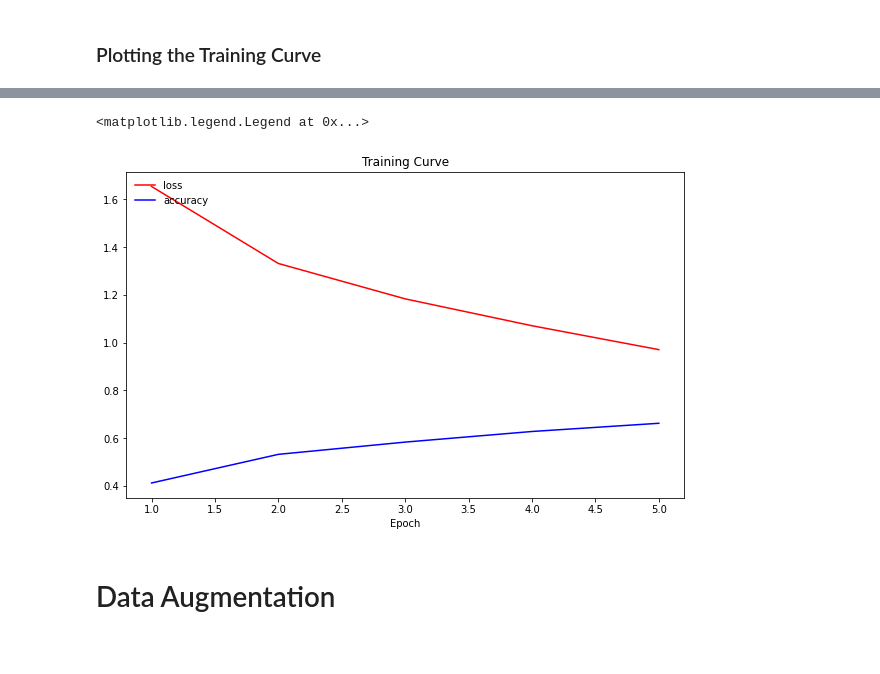
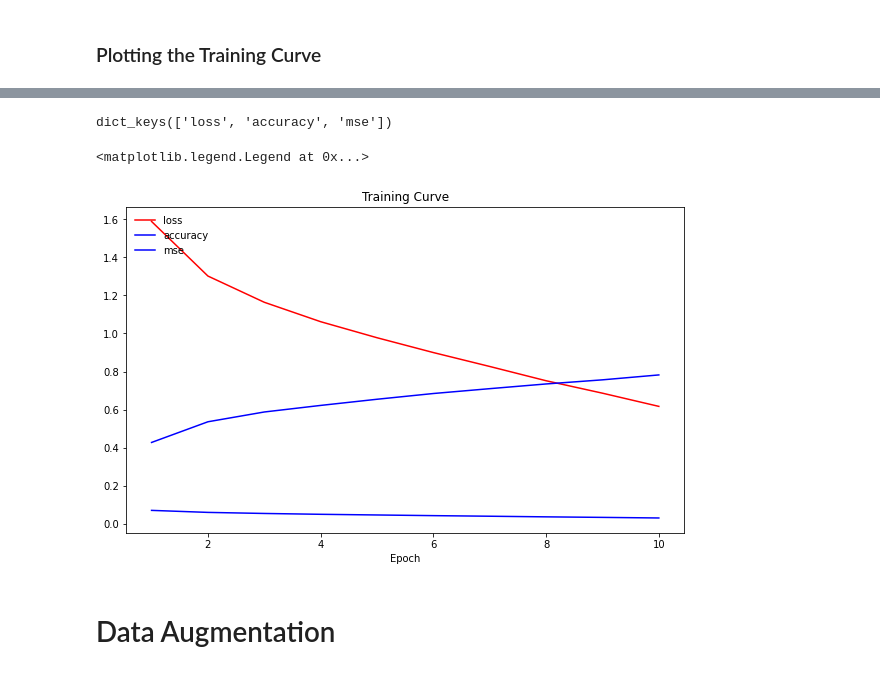
Before and after one commit to ThomasBrue/mle-fourth-assignment, a Jupyter notebook: deep-learning-mle-bruendl.ipynb, the cells around one changed output, grey strips where cells are left out. Saved outputs shown, nothing was run; the diff lists cells and outputs as text; code cells hidden in the pictures.

```diff
--- a/deep-learning-mle-bruendl.ipynb
+++ b/deep-learning-mle-bruendl.ipynb
@@ -255,7 +297,7 @@ model.compile(loss=loss, optimizer=optimizer, metrics=['accuracy'])
 # %%
 # fixed batch size and epochs
 batch_size = 32
-epochs = 5
+epochs = 10
 # %%
 # train the model
 model.fit(images_std, image_categories, batch_size=batch_size, epochs=epochs)
@@ -325,41 +377,22 @@ unique_image_categories = set(image_data.get(b"image_labels"))
 
 def createMyModel(hidden_layer_amount, dropOut):
 
-    # model = Sequential()
-
-    # model.add(Convolution2D(64, (3,3), input_shape=input_shape, activation='relu'))
-    # model.add(Dropout(dropOut))
-
-    # for x in range(hidden_layer_amount):
-    #     print("Add hidden layer "+ str(x) )
-
-    #     model.add(Convolution2D(64, (3,3), activation='relu'))
-    #     model.add(Dropout(0.2))
-
-
-
-    # model.add(Flatten())
-    # model.add(Dense(128, activation='relu'))
-
-    # model.add(Dense(len(unique_image_categories), activation='softmax'))
-
-
-
     model = Sequential()
 
+    # Layer 1
+    print('Layer 1')
     model.add(Convolution2D(64, (3,3), input_shape=input_shape, activation='relu'))
-    model.add(Dropout(0.2))
 
-    model.add(Convolution2D(64, (3,3), activation='relu'))
-    model.add(Dropout(0.2))
+    model.add(BatchNormalization())
 
-    model.add(Convolution2D(64, (3,3), activation='relu'))
-    model.add(Dropout(0.2))
+    for index in range(hidden_layer_amount):
+        print("Layer " + str(index +2))
+        model.add(Convolution2D(64, (3,3), activation='relu'))
+        model.add(Dropout(dropOut))
 
     model.add(Flatten())
     model.add(Dense(128, activation='relu'))
 
-
     model.add(Dense(len(unique_image_categories), activation='softmax'))
 
     return model
@@ -398,11 +429,7 @@ loss = 'categorical_crossentropy'
 optimizer = 'sgd'
 #optimizer = SGD(lr=0.001)  # possibility to adapt the learn rate
 
-model.compile(loss=loss, optimizer=optimizer, metrics=['accuracy'])
+model.compile(loss=loss, optimizer=optimizer,  metrics=['accuracy','mse'])
 # %%
-# fixed batch size and epochs
-batch_size = 32
-epochs = 5
-
 history = model.fit(train_img, image_categories, batch_size=batch_size, epochs=epochs)
 # %% [output]
@@ -436,17 +473,20 @@ dict_keys(['loss', 'accuracy'])
 # %%
-colors = {'loss':'r', 'accuracy':'b'}
+colors = {'loss':'r', 'accuracy':'b', 'mse':'b'}
 plt.figure(figsize=(10,6))
 plt.title("Training Curve")
 plt.xlabel("Epoch")
+
+print(hist.keys())
 
 for measure in hist.keys():
     color = colors[measure]
     plt.plot(range(1,epochs+1), hist[measure], color + '-', label=measure)  # use last 2 values to draw line
 
 plt.legend(loc='upper left', scatterpoints = 1, frameon=False)
 # %% [output]
-<matplotlib.legend.Legend at 0x...>
+dict_keys(['loss', 'accuracy', 'mse'])
+<matplotlib.legend.Legend at 0x...>
-[figure, old version]
+[figure, new version]
 # %% [markdown]
 # Data Augmentation
 # %%
```
Also changed, not shown: parts of 15 cells of this notebook.
